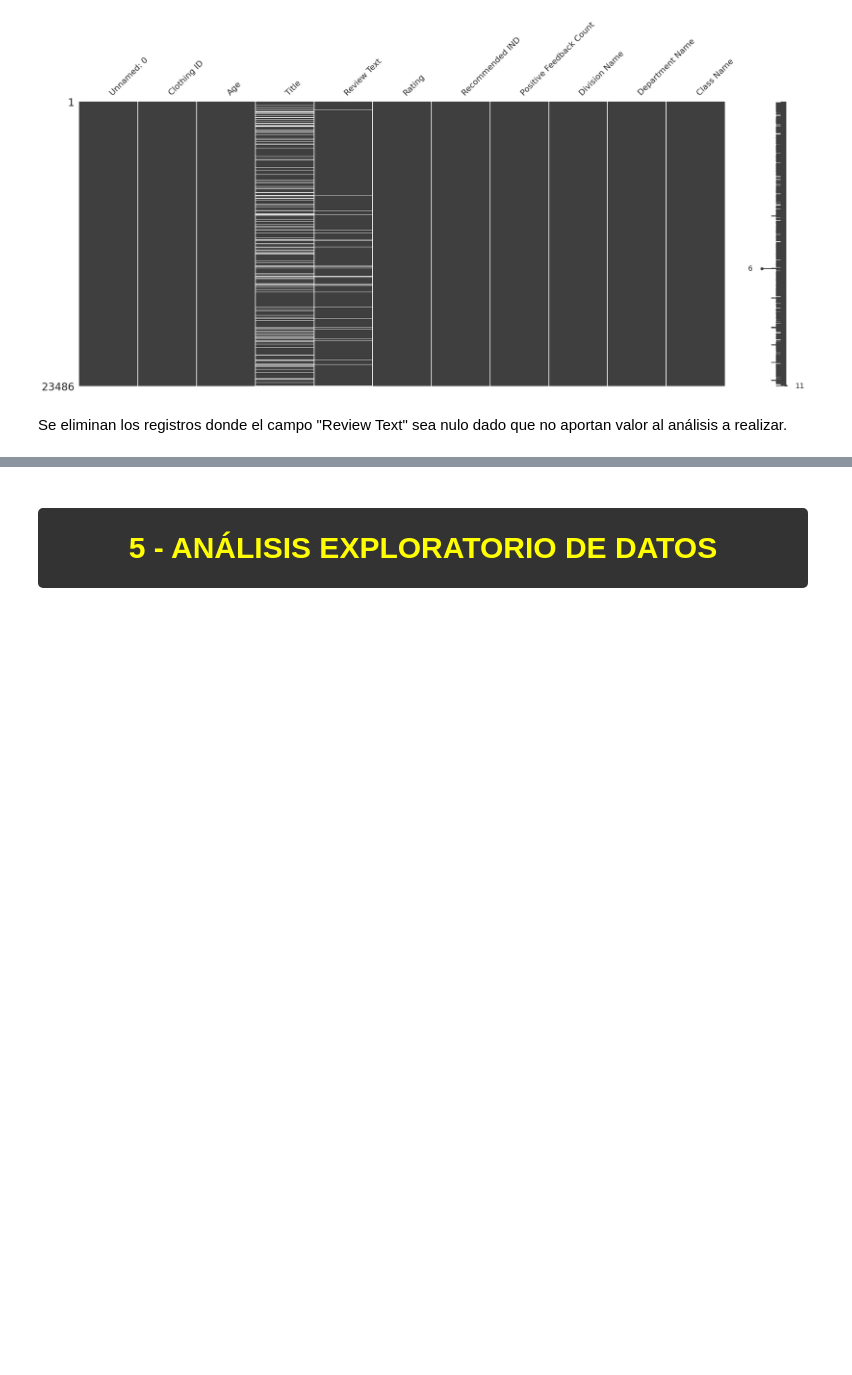
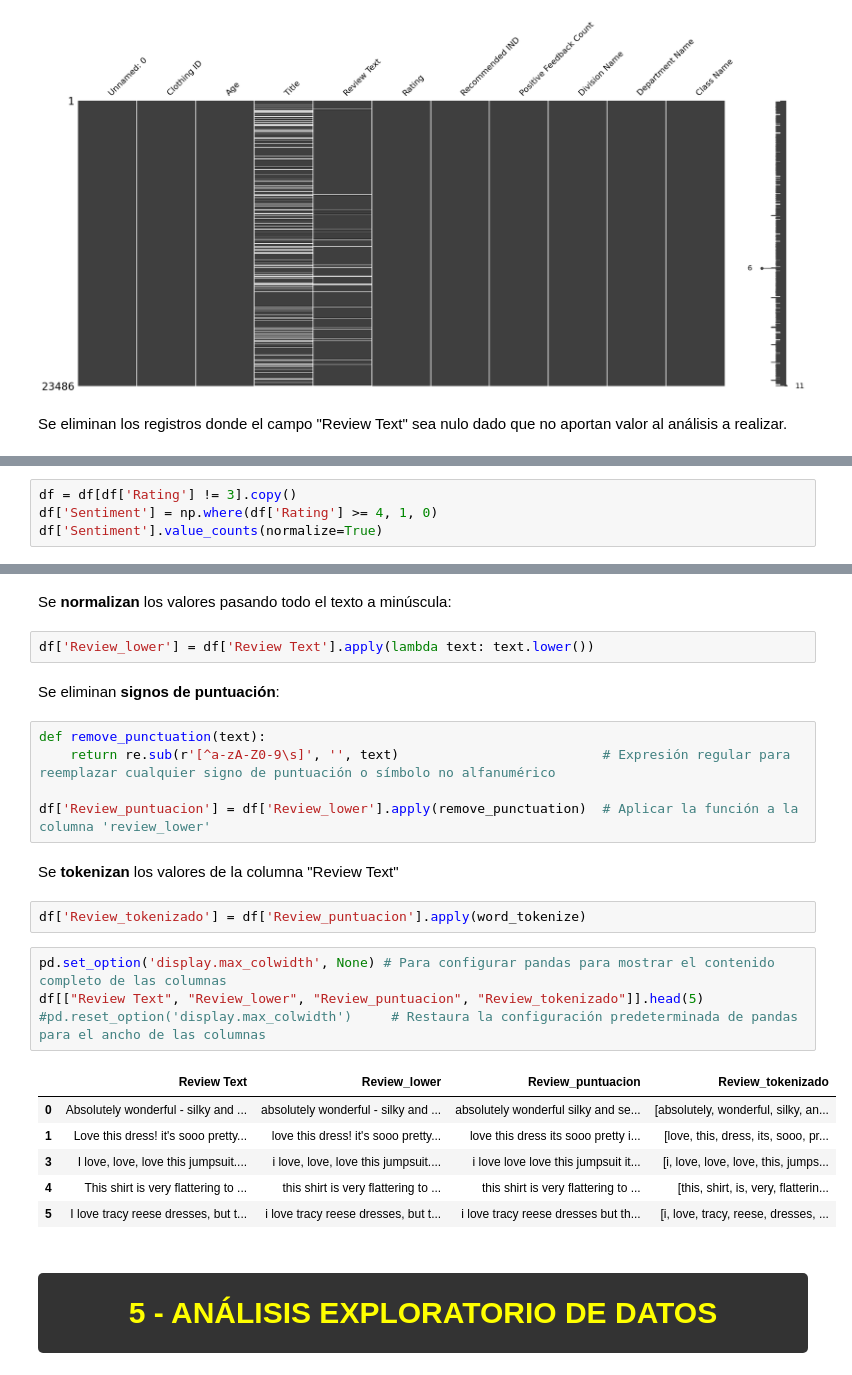
Before and after one commit to eugeinga/CODER-DataScienceIII, a Jupyter notebook: proyecto_final_ingaramo.ipynb, the cells around one changed output, grey strips where cells are left out. Drawn from its saved outputs; the diff is of its cells as text; blank space fills up the shorter version.

```diff
--- a/proyecto_final_ingaramo.ipynb
+++ b/proyecto_final_ingaramo.ipynb
@@ -282,0 +322,4 @@ Dimensiones del dataset sin valores faltantes en 'Review Text':  (22641, 11)
+# %%
+df = df[df['Rating'] != 3].copy()
+df['Sentiment'] = np.where(df['Rating'] >= 4, 1, 0)
+df['Sentiment'].value_counts(normalize=True)
@@ -283,3 +332,29 @@ Dimensiones del dataset sin valores faltantes en 'Review Text':  (22641, 11)
+# %% [markdown]
+Se **normalizan** los valores pasando todo el texto a minúscula:
+# %%
+df['Review_lower'] = df['Review Text'].apply(lambda text: text.lower())
+# %% [markdown]
+Se eliminan **signos de puntuación**:
+# %%
+def remove_punctuation(text):
+    return re.sub(r'[^a-zA-Z0-9\s]', '', text)                          # Expresión regular para reemplazar cualquier signo de puntuación o símbolo no alfanumérico
+
+df['Review_puntuacion'] = df['Review_lower'].apply(remove_punctuation)  # Aplicar la función a la columna 'review_lower'
+# %% [markdown]
+Se **tokenizan** los valores de la columna "Review Text"
+# %%
+df['Review_tokenizado'] = df['Review_puntuacion'].apply(word_tokenize)
+# %%
+pd.set_option('display.max_colwidth', None) # Para configurar pandas para mostrar el contenido completo de las columnas
+df[["Review Text", "Review_lower", "Review_puntuacion", "Review_tokenizado"]].head(5)
+#pd.reset_option('display.max_colwidth')     # Restaura la configuración predeterminada de pandas para el ancho de las columnas
+# %% [output]
+|  | Review Text | Review_lower | Review_puntuacion | Review_tokenizado |
+| 0 | Absolutely wonderful - silky and ... | absolutely wonderful - silky and ... | absolutely wonderful silky and se... | [absolutely, wonderful, silky, an... |
+| 1 | Love this dress! it's sooo pretty... | love this dress! it's sooo pretty... | love this dress its sooo pretty i... | [love, this, dress, its, sooo, pr... |
+| 3 | I love, love, love this jumpsuit.... | i love, love, love this jumpsuit.... | i love love love this jumpsuit it... | [i, love, love, love, this, jumps... |
+| 4 | This shirt is very flattering to ... | this shirt is very flattering to ... | this shirt is very flattering to ... | [this, shirt, is, very, flatterin... |
+| 5 | I love tracy reese dresses, but t... | i love tracy reese dresses, but t... | i love tracy reese dresses but th... | [i, love, tracy, reese, dresses, ... |
 # %% [markdown]
 <a id="1"></a>
 # <div style="padding:20px;color:yellow;margin:0;font-size:30px;font-family:Verdana;text-align:center;display:fill;border-radius:5px;background-color:#333333;overflow:hidden"><b>5 - ANÁLISIS EXPLORATORIO DE DATOS </b></div>
```
Also changed, not shown: parts of 9 cells of this notebook.
